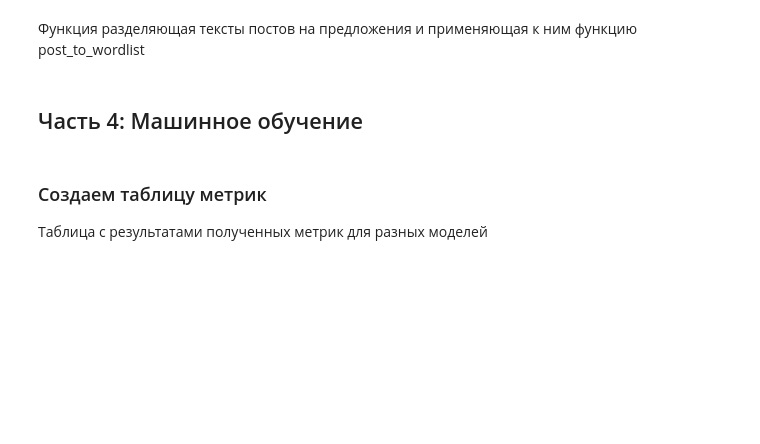
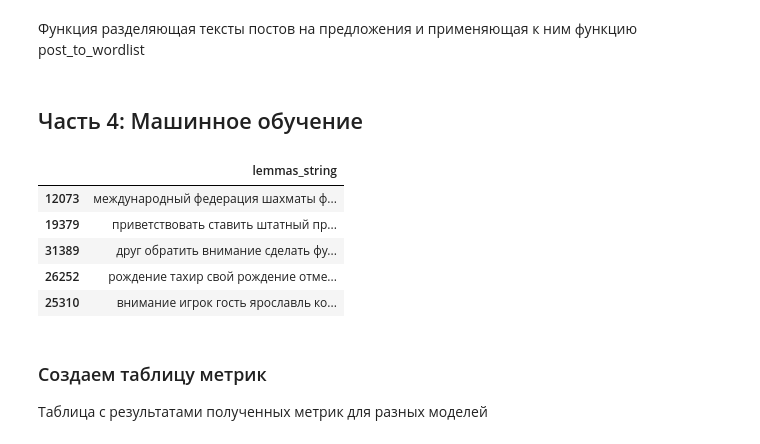
Before and after one commit to Komaso85/vk_sport, a Jupyter notebook: vk_sport.ipynb, the cells around one changed output. Drawn from its saved outputs; the diff is of its cells as text; code cells hidden in the pictures; blank space fills up the shorter version.

```diff
--- a/vk_sport.ipynb
+++ b/vk_sport.ipynb
@@ -408,3 +413,13 @@ y_test = test_no_adv['category']
+# %%
+read_x = pd.read_csv('x_train.csv', index_col=0)
+read_x.head()
+# %% [output]
+|  | lemmas_string |
+| 12073 | международный федерация шахматы ф... |
+| 19379 | приветствовать ставить штатный пр... |
+| 31389 | друг обратить внимание сделать фу... |
+| 26252 | рождение тахир свой рождение отме... |
+| 25310 | внимание игрок гость ярославль ко... |
 # %% [markdown]
 ### Создаем таблицу метрик
 Таблица с результатами полученных метрик для разных моделей
```
Also changed, not shown: parts of 83 cells of this notebook.
